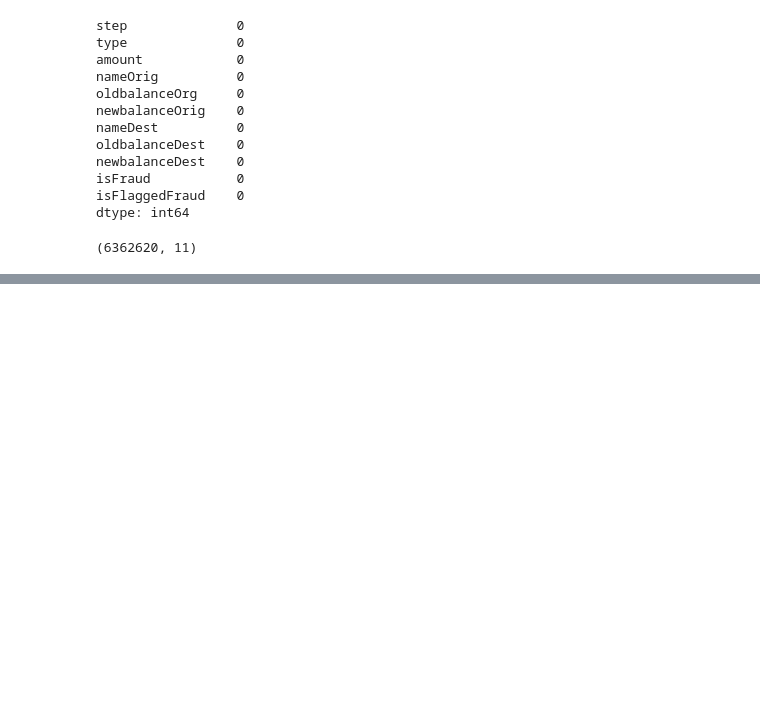
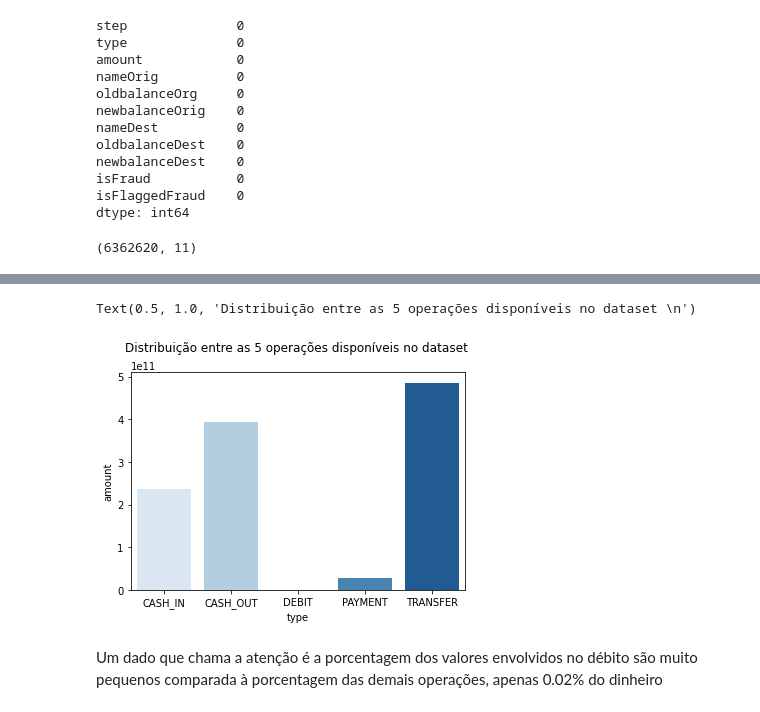
Before and after one commit to anibalfisico/Data-Science, a Jupyter notebook: fraudulent-transactions-prediction-analysis.ipynb, the cells around one changed output, grey strips where cells are left out. Drawn from its saved outputs; the diff is of its cells as text; code cells hidden in the pictures; blank space fills up the shorter version.

```diff
--- a/fraudulent-transactions-prediction-analysis.ipynb
+++ b/fraudulent-transactions-prediction-analysis.ipynb
@@ -119,0 +118,8 @@ plt.figure(figsize=(40, 30))
+# %%
+sns.barplot(data=df,x=df.groupby(by=["type"]).sum()['amount'].index,y=df.groupby(by=["type"]).sum()['amount'],palette='Blues')
+plt.title('Distribuição entre as 5 operações disponíveis no dataset \n')
+# %% [output]
+Text(0.5, 1.0, 'Distribuição entre as 5 operações disponíveis no dataset \n')
+[figure, added]
+# %% [markdown]
+Um dado que chama a atenção é a porcentagem dos valores envolvidos no débito são muito pequenos comparada à porcentagem das demais operações, apenas 0.02% do dinheiro
```
Also changed, not shown: parts of 1 cell of this notebook.
